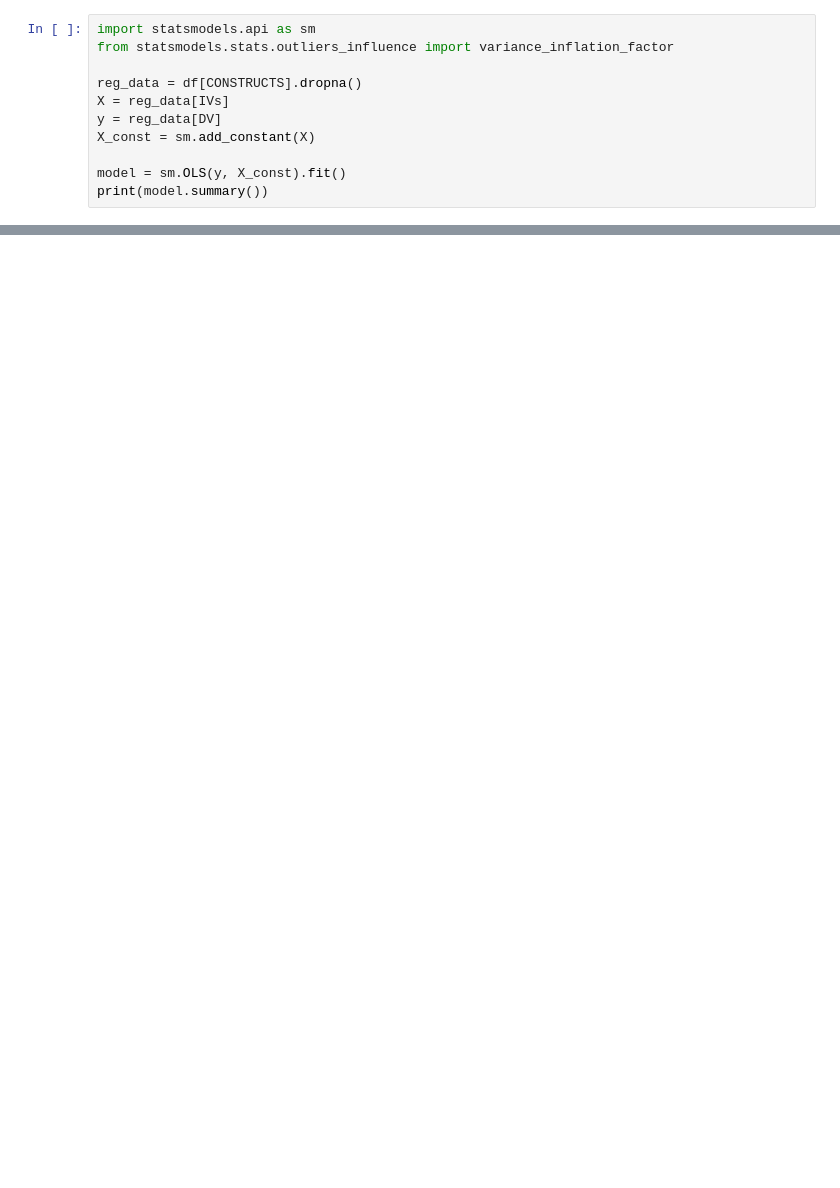
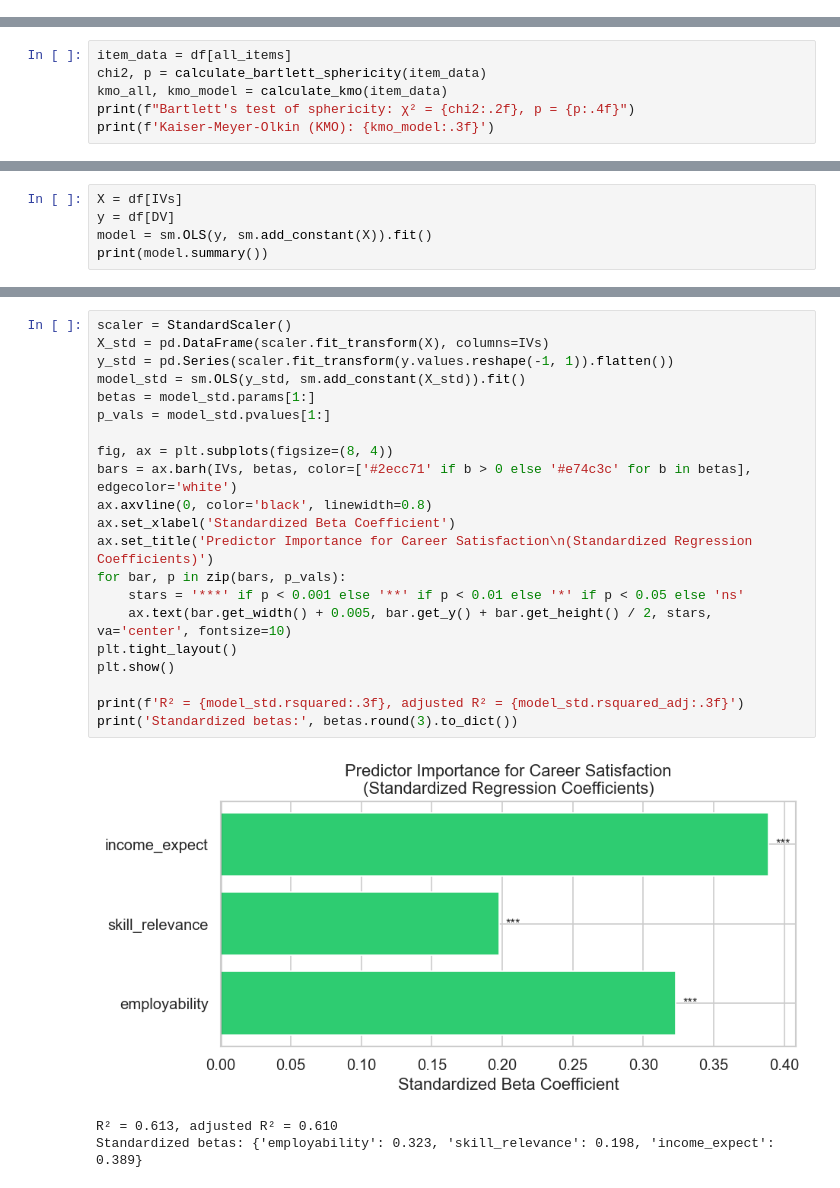
Before and after one commit to kukulauren/education_returns_a_malaysian_university, a Jupyter notebook: edu_return_analysis_N380.ipynb, the cells around one changed output, grey strips where cells are left out. Drawn from its saved outputs; the diff is of its cells as text; blank space fills up the shorter version.

```diff
--- a/edu_return_analysis_N380.ipynb
+++ b/edu_return_analysis_N380.ipynb
@@ -442,11 +0,0 @@ plt.show()
-# %%
-import statsmodels.api as sm
-from statsmodels.stats.outliers_influence import variance_inflation_factor
-
-reg_data = df[CONSTRUCTS].dropna()
-X = reg_data[IVs]
-y = reg_data[DV]
-X_const = sm.add_constant(X)
-
-model = sm.OLS(y, X_const).fit()
-print(model.summary())
@@ -1174,0 +196,6 @@ This notebook analyzes the relationship between **perceived educational returns*
+# %%
+item_data = df[all_items]
+chi2, p = calculate_bartlett_sphericity(item_data)
+kmo_all, kmo_model = calculate_kmo(item_data)
+print(f"Bartlett's test of sphericity: χ² = {chi2:.2f}, p = {p:.4f}")
+print(f'Kaiser-Meyer-Olkin (KMO): {kmo_model:.3f}')
@@ -1174,0 +289,5 @@ This notebook analyzes the relationship between **perceived educational returns*
+# %%
+X = df[IVs]
+y = df[DV]
+model = sm.OLS(y, sm.add_constant(X)).fit()
+print(model.summary())
@@ -1174,0 +322,25 @@ This notebook analyzes the relationship between **perceived educational returns*
+# %%
+scaler = StandardScaler()
+X_std = pd.DataFrame(scaler.fit_transform(X), columns=IVs)
+y_std = pd.Series(scaler.fit_transform(y.values.reshape(-1, 1)).flatten())
+model_std = sm.OLS(y_std, sm.add_constant(X_std)).fit()
+betas = model_std.params[1:]
+p_vals = model_std.pvalues[1:]
+
+fig, ax = plt.subplots(figsize=(8, 4))
+bars = ax.barh(IVs, betas, color=['#2ecc71' if b > 0 else '#e74c3c' for b in betas], edgecolor='white')
+ax.axvline(0, color='black', linewidth=0.8)
+ax.set_xlabel('Standardized Beta Coefficient')
+ax.set_title('Predictor Importance for Career Satisfaction\n(Standardized Regression Coefficients)')
+for bar, p in zip(bars, p_vals):
+    stars = '***' if p < 0.001 else '**' if p < 0.01 else '*' if p < 0.05 else 'ns'
+    ax.text(bar.get_width() + 0.005, bar.get_y() + bar.get_height() / 2, stars, va='center', fontsize=10)
+plt.tight_layout()
+plt.show()
+
+print(f'R² = {model_std.rsquared:.3f}, adjusted R² = {model_std.rsquared_adj:.3f}')
+print('Standardized betas:', betas.round(3).to_dict())
+# %% [output]
+[figure, added]
+R² = 0.613, adjusted R² = 0.610
+Standardized betas: {'employability': 0.323, 'skill_relevance': 0.198, 'income_expect': 0.389}
```
Also changed, not shown: parts of 97 cells of this notebook, 4 other files.
